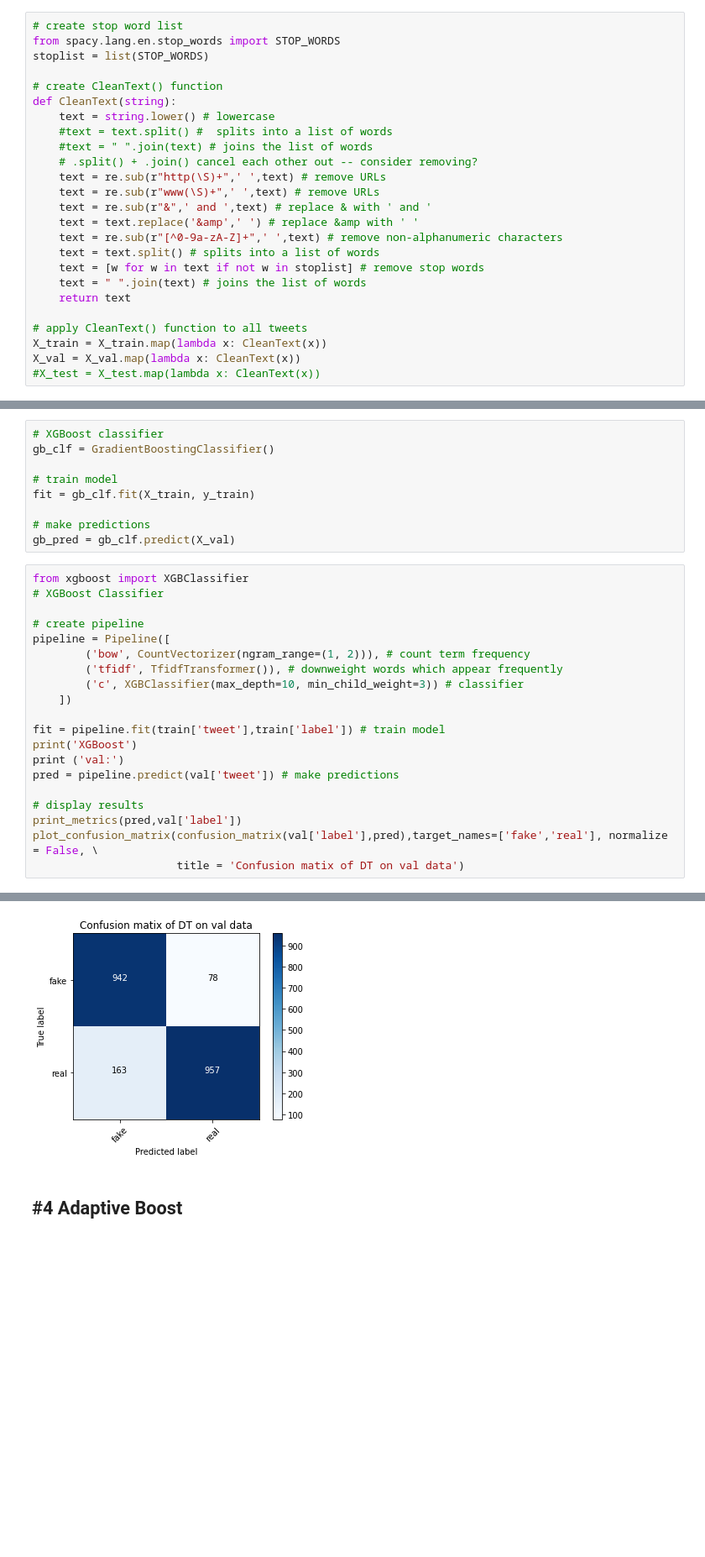
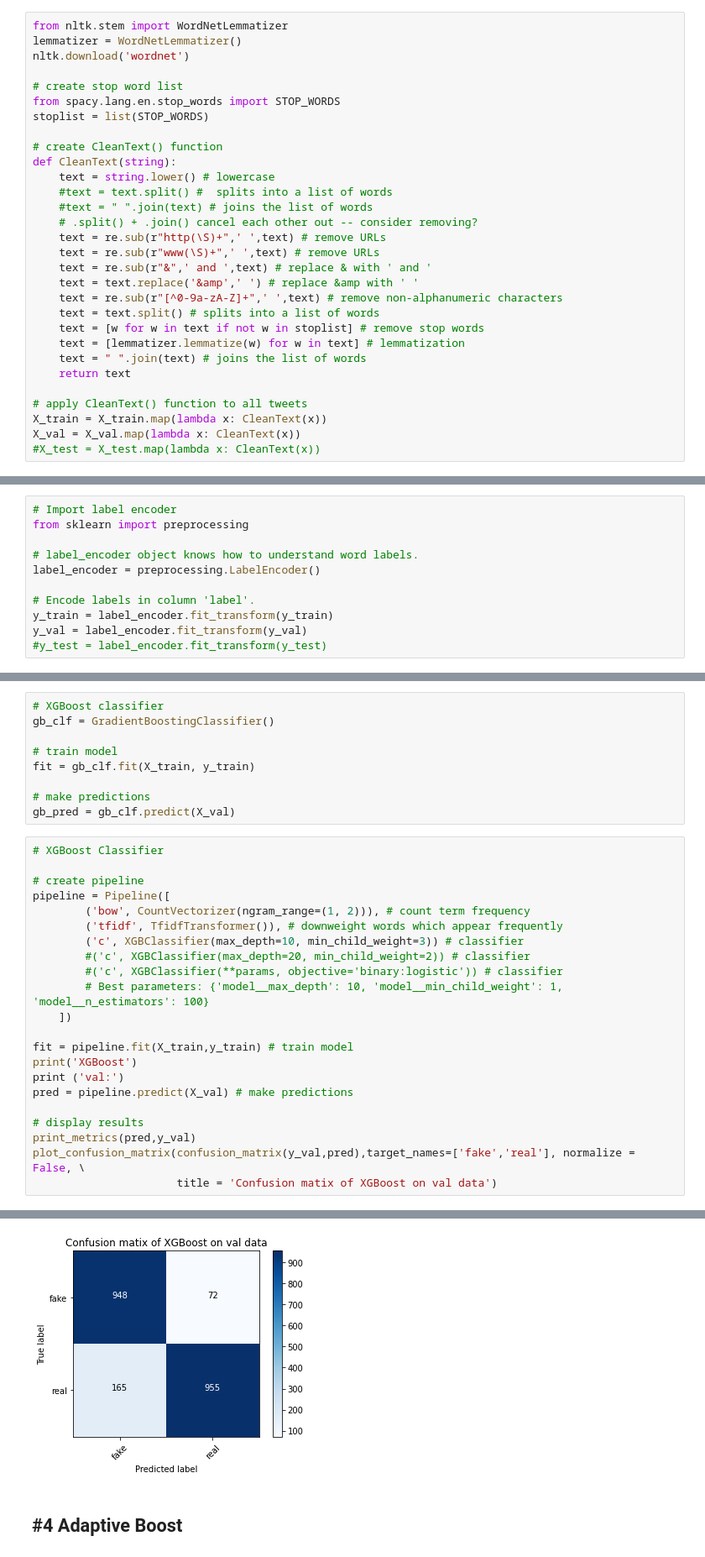
Before and after one commit to smkerr/COVID-fake-news-detection, a Jupyter notebook: model/fine_tuned_model.ipynb, the cells around one changed output, grey strips where cells are left out. Shown at 84% size. Saved outputs shown, nothing was run; the diff lists cells and outputs as text; blank space fills up the shorter version.

```diff
--- a/model/fine_tuned_model.ipynb
+++ b/model/fine_tuned_model.ipynb
@@ -101,6 +82,10 @@ y_val = val["label"]
 # %% [markdown]
 # Pre-processing
 # %%
+from nltk.stem import WordNetLemmatizer
+lemmatizer = WordNetLemmatizer()
+nltk.download('wordnet')
+
 # create stop word list
 from spacy.lang.en.stop_words import STOP_WORDS
 stoplist = list(STOP_WORDS)
@@ -118,6 +103,7 @@ def CleanText(string):
     text = re.sub(r"[^0-9a-zA-Z]+",' ',text) # remove non-alphanumeric characters
     text = text.split() # splits into a list of words
     text = [w for w in text if not w in stoplist] # remove stop words
+    text = [lemmatizer.lemmatize(w) for w in text] # lemmatization
     text = " ".join(text) # joins the list of words
     return text
 
@@ -128,3 +117,14 @@ X_val = X_val.map(lambda x: CleanText(x))
+# %%
+# Import label encoder
+from sklearn import preprocessing
+
+# label_encoder object knows how to understand word labels.
+label_encoder = preprocessing.LabelEncoder()
+
+# Encode labels in column 'label'.
+y_train = label_encoder.fit_transform(y_train)
+y_val = label_encoder.fit_transform(y_val)
+#y_test = label_encoder.fit_transform(y_test)
 # %% [markdown]
 # Feature Extraction
 # %% [markdown]
@@ -319,7 +336,6 @@ fit = gb_clf.fit(X_train, y_train)
 # make predictions
 gb_pred = gb_clf.predict(X_val)
 # %%
-from xgboost import XGBClassifier
 # XGBoost Classifier
 
 # create pipeline
@@ -327,17 +343,20 @@ pipeline = Pipeline([
         ('bow', CountVectorizer(ngram_range=(1, 2))), # count term frequency
         ('tfidf', TfidfTransformer()), # downweight words which appear frequently
         ('c', XGBClassifier(max_depth=10, min_child_weight=3)) # classifier
+        #('c', XGBClassifier(max_depth=20, min_child_weight=2)) # classifier
+        #('c', XGBClassifier(**params, objective='binary:logistic')) # classifier
+        # Best parameters: {'model__max_depth': 10, 'model__min_child_weight': 1, 'model__n_estimators': 100}
     ])
 
-fit = pipeline.fit(train['tweet'],train['label']) # train model
+fit = pipeline.fit(X_train,y_train) # train model
 print('XGBoost')
 print ('val:')
-pred = pipeline.predict(val['tweet']) # make predictions
+pred = pipeline.predict(X_val) # make predictions
 
 # display results
-print_metrics(pred,val['label'])
-plot_confusion_matrix(confusion_matrix(val['label'],pred),target_names=['fake','real'], normalize = False, \
-                      title = 'Confusion matix of DT on val data')
+print_metrics(pred,y_val)
+plot_confusion_matrix(confusion_matrix(y_val,pred),target_names=['fake','real'], normalize = False, \
+                      title = 'Confusion matix of XGBoost on val data')
 # %% [output]
 XGBoost
 val:
@@ -359,4 +378,4 @@ F1 :  0.8873518225383265
-[figure, old version]
+[figure, new version]
 # %% [markdown]
 ## #4 Adaptive Boost
 # %%
```
Also changed, not shown: parts of 12 cells of this notebook.
